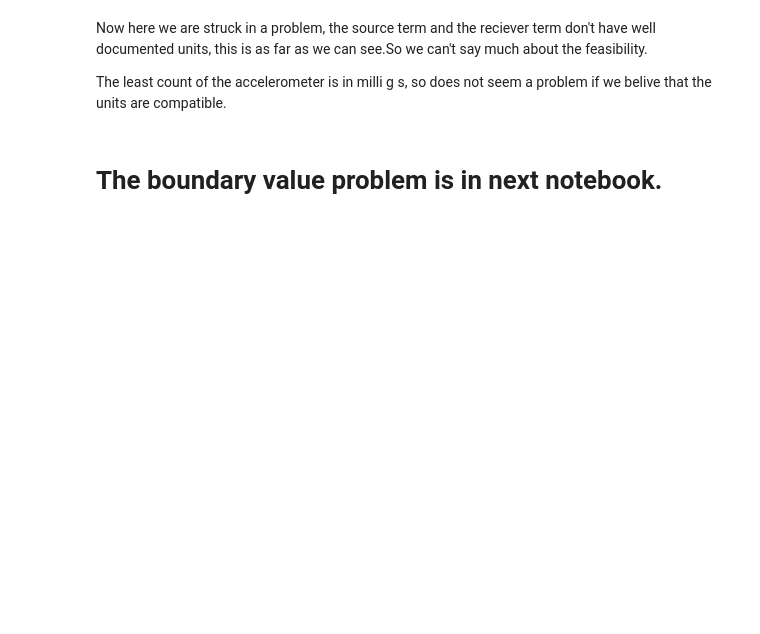
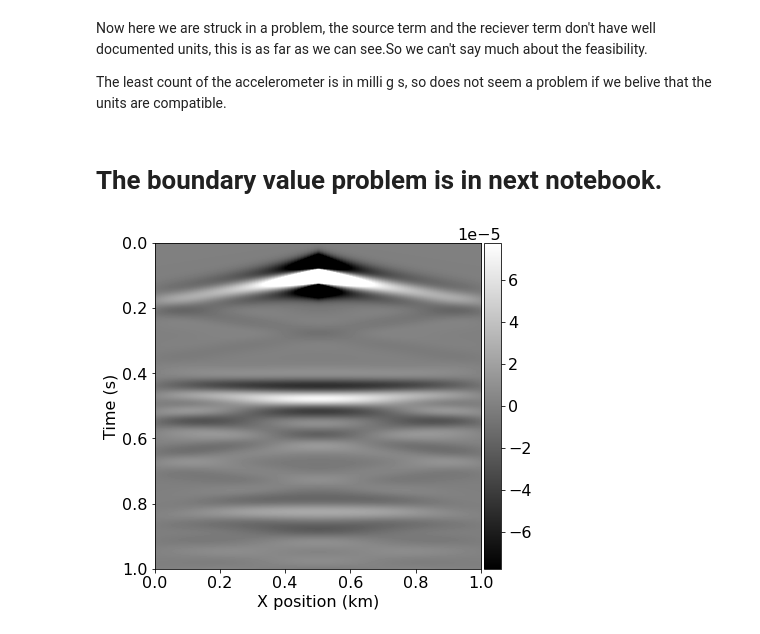
Before and after one commit to AnmolHarshana/GLEE_Simulations_Seismology, a Jupyter notebook: GLEE_simulation_simple.ipynb, the cells around one changed output. Cells and saved outputs as stored; diff of their text form; code cells hidden in the pictures; blank space fills up the shorter version.

```diff
--- a/GLEE_simulation_simple.ipynb
+++ b/GLEE_simulation_simple.ipynb
@@ -191,0 +207,6 @@ The least count of the accelerometer is in milli g s, so does not seem a problem
+# %%
+from examples.seismic import plot_shotrecord
+
+plot_shotrecord(rec.data[0:1000,:], model, t0, tn)
+# %% [output]
+[figure, added]
```
Also changed, not shown: parts of 7 cells of this notebook.
